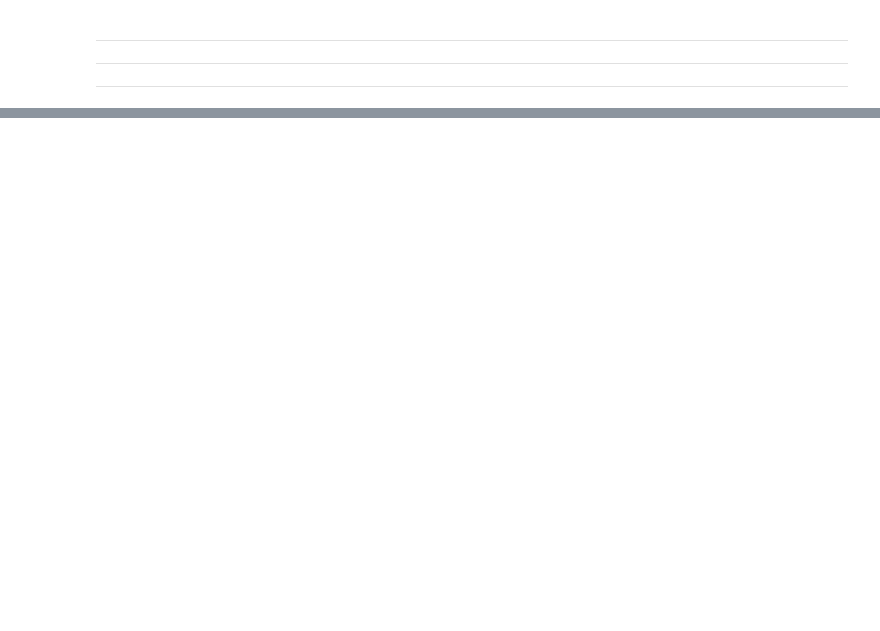
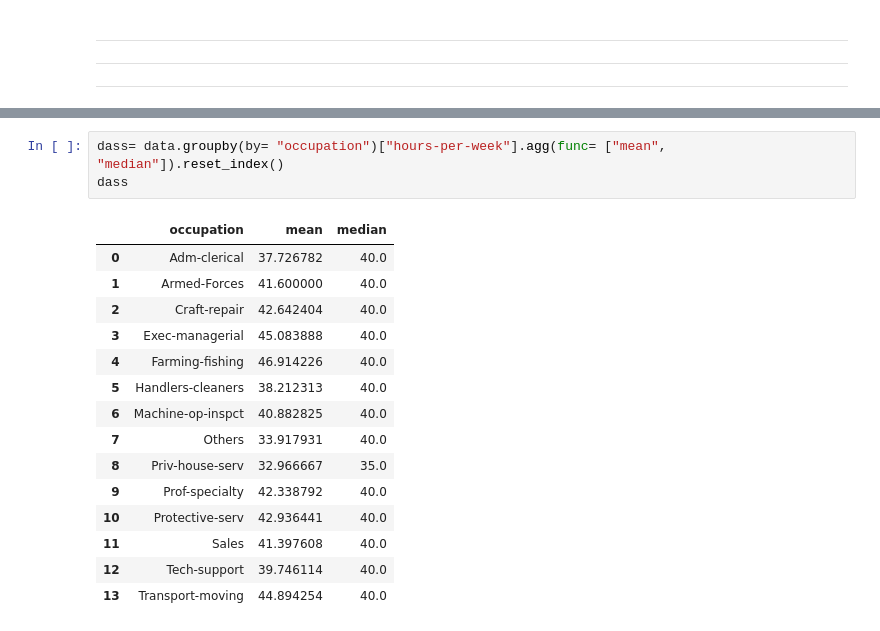
Before and after one commit to rajesh-coventry/Projects, a Jupyter notebook: 02_Data_Visuallization/04_Adults_Income_Analysis/Analysis-2_Work_and_Occupation.ipynb, the cells around one changed output, grey strips where cells are left out. Drawn from its saved outputs; the diff is of its cells as text; blank space fills up the shorter version.

```diff
--- a/02_Data_Visuallization/04_Adults_Income_Analysis/Analysis-2_Work_and_Occupation.ipynb
+++ b/02_Data_Visuallization/04_Adults_Income_Analysis/Analysis-2_Work_and_Occupation.ipynb
@@ -272,0 +295,19 @@ plt.show()
+# %%
+dass= data.groupby(by= "occupation")["hours-per-week"].agg(func= ["mean", "median"]).reset_index()
+dass
+# %% [output]
+|  | occupation | mean | median |
+| 0 | Adm-clerical | 37.726782 | 40.0 |
+| 1 | Armed-Forces | 41.600000 | 40.0 |
+| 2 | Craft-repair | 42.642404 | 40.0 |
+| 3 | Exec-managerial | 45.083888 | 40.0 |
+| 4 | Farming-fishing | 46.914226 | 40.0 |
+| 5 | Handlers-cleaners | 38.212313 | 40.0 |
+| 6 | Machine-op-inspct | 40.882825 | 40.0 |
+| 7 | Others | 33.917931 | 40.0 |
+| 8 | Priv-house-serv | 32.966667 | 35.0 |
+| 9 | Prof-specialty | 42.338792 | 40.0 |
+| 10 | Protective-serv | 42.936441 | 40.0 |
+| 11 | Sales | 41.397608 | 40.0 |
+| 12 | Tech-support | 39.746114 | 40.0 |
+| 13 | Transport-moving | 44.894254 | 40.0 |
```
Also changed, not shown: parts of 35 cells of this notebook, 1 other file.
